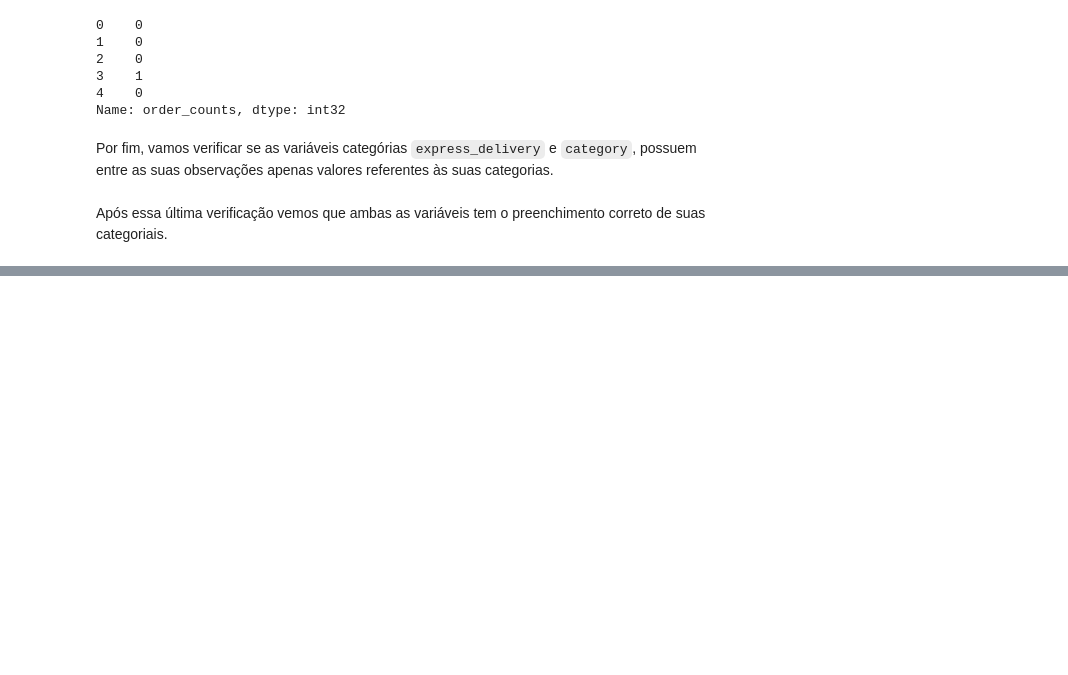
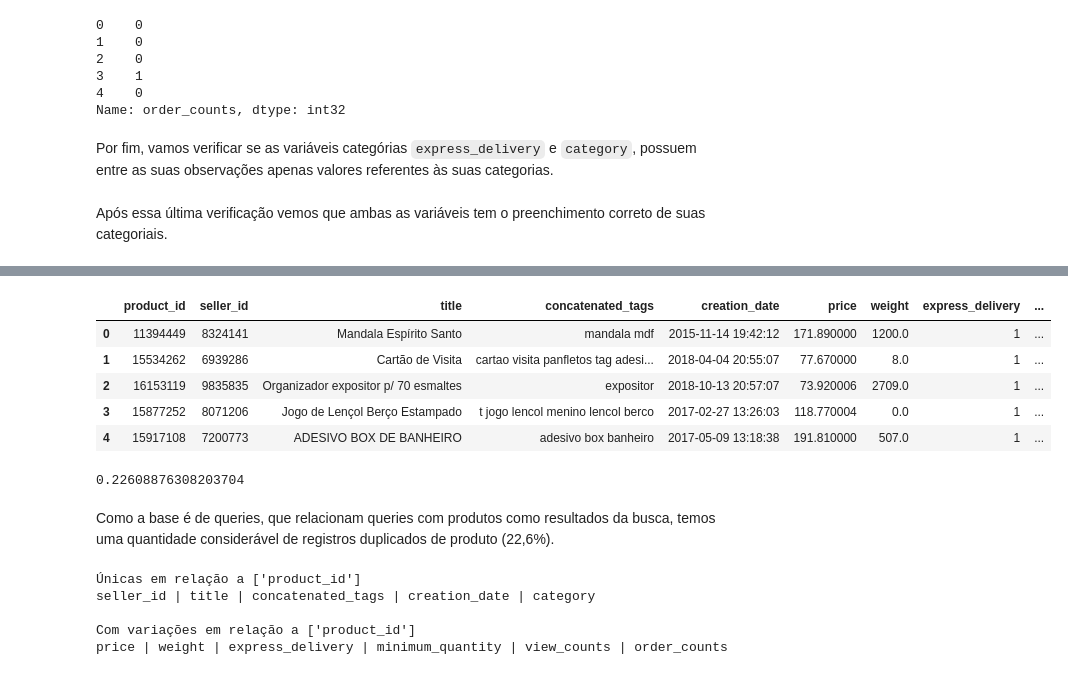
Before and after one commit to leofmr/product_recommender, a Jupyter notebook: notebooks/0 - data_prepare.ipynb, the cells around one changed output, grey strips where cells are left out. Saved outputs shown, nothing was run; the diff lists cells and outputs as text; code cells hidden in the pictures; blank space fills up the shorter version.

```diff
--- a/notebooks/0 - data_prepare.ipynb
+++ b/notebooks/0 - data_prepare.ipynb
@@ -126,7 +132,8 @@ df["creation_date"].head()
 4    2017-05-09 13:18:38
 Name: creation_date, dtype: object
 # %%
-df["creation_date"] = pd.to_datetime(df["creation_date"], format="%Y-%m-%d %H:%M:%S")
+df["creation_date"] = pd.to_datetime(df["creation_date"],
+                                     format="%Y-%m-%d %H:%M:%S")
 df["creation_date"].head()
 # %% [output]
 0   2015-11-14 19:42:12
@@ -498,0 +367,27 @@ dt_test.to_pickle("../data/dt_test.pickle")
+# %%
+product_df = df.drop(columns=["query", "search_page", "position"])
+product_df.head()
+# %% [output]
+|  | product_id | seller_id | title | concatenated_tags | creation_date | price | weight | express_delivery | ... |
+| 0 | 11394449 | 8324141 | Mandala Espírito Santo | mandala mdf | 2015-11-14 19:42:12 | 171.890000 | 1200.0 | 1 | ... |
+| 1 | 15534262 | 6939286 | Cartão de Visita | cartao visita panfletos tag adesi... | 2018-04-04 20:55:07 | 77.670000 | 8.0 | 1 | ... |
+| 2 | 16153119 | 9835835 | Organizador expositor p/ 70 esmaltes | expositor | 2018-10-13 20:57:07 | 73.920006 | 2709.0 | 1 | ... |
+| 3 | 15877252 | 8071206 | Jogo de Lençol Berço Estampado | t jogo lencol menino lencol berco | 2017-02-27 13:26:03 | 118.770004 | 0.0 | 1 | ... |
+| 4 | 15917108 | 7200773 | ADESIVO BOX DE BANHEIRO | adesivo box banheiro | 2017-05-09 13:18:38 | 191.810000 | 507.0 | 1 | ... |
+# %%
+id_group = ["product_id"]
+product_df.duplicated(id_group).mean()
+# %% [output]
+0.22608876308203704
+# %% [markdown]
+Como a base é de queries, que relacionam queries com produtos como resultados
+da busca, temos uma quantidade considerável de registros duplicados de produto
+(22,6%).
+# %%
+selected_cols = check_unity(df=product_df, id_group=id_group)
+# %% [output]
+Únicas em relação a ['product_id']
+seller_id | title | concatenated_tags | creation_date | category
+
+Com variações em relação a ['product_id']
+price | weight | express_delivery | minimum_quantity | view_counts | order_counts
```
Also changed, not shown: parts of 54 cells of this notebook, 6 other files.
